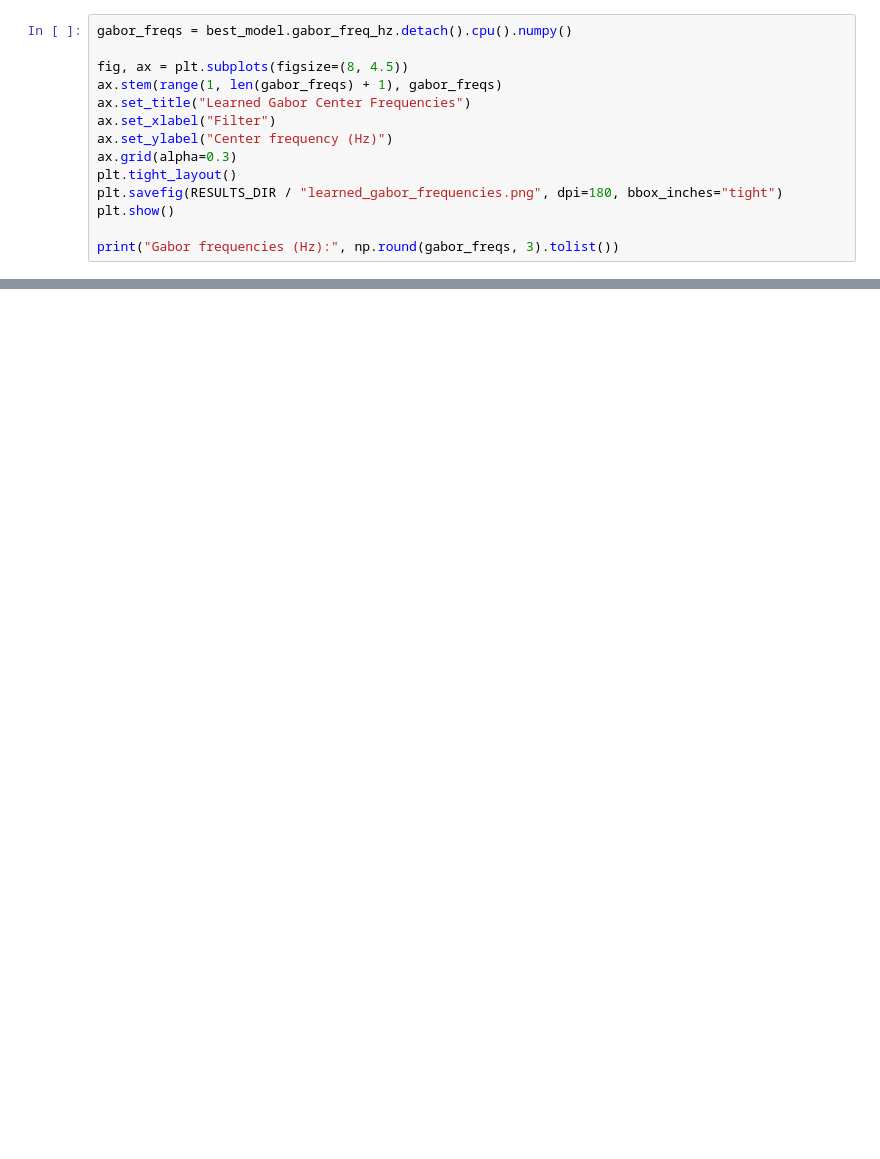
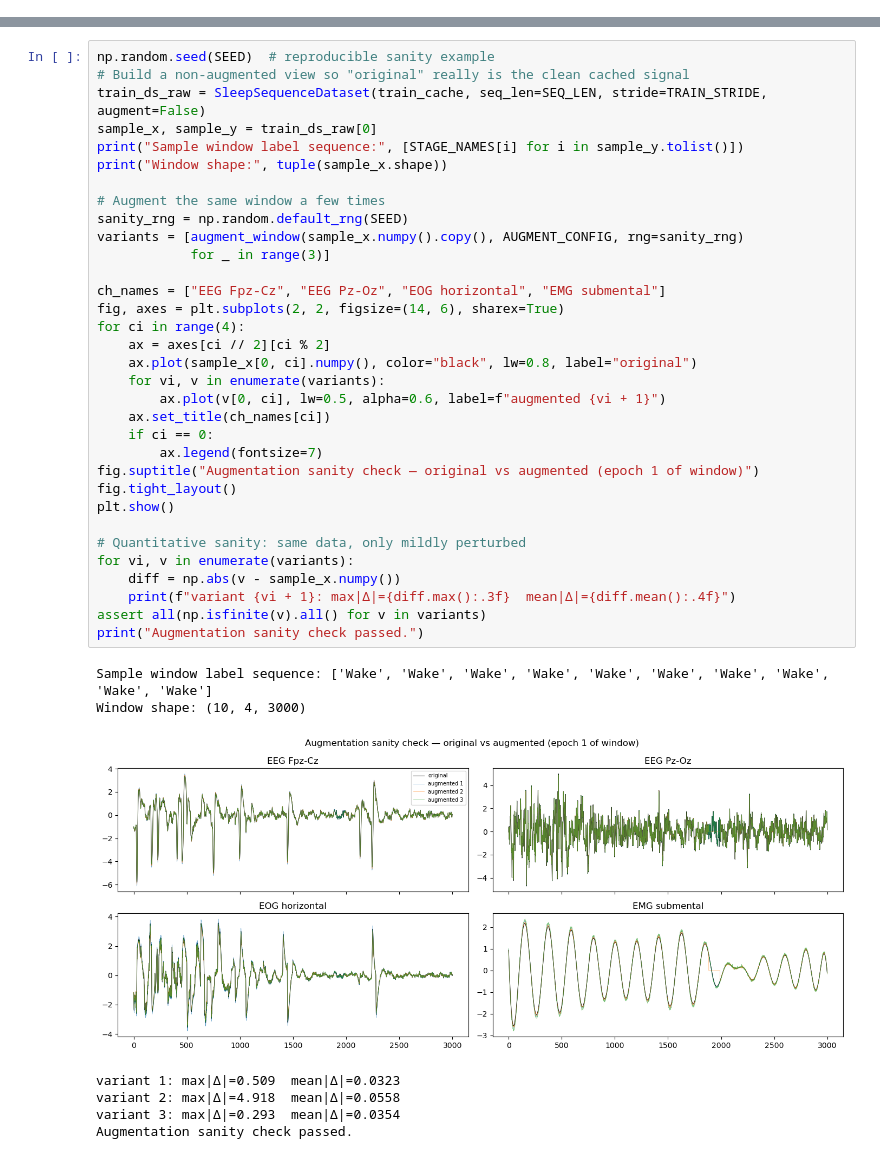
Before and after one commit to shamiquekhan/neuromorphic-sleep-staging-pipeline, a Jupyter notebook: notebooks/04_student_99k_complete_training.ipynb, the cells around one changed output, grey strips where cells are left out. Drawn from its saved outputs; the diff is of its cells as text; blank space fills up the shorter version.

```diff
--- a/notebooks/04_student_99k_complete_training.ipynb
+++ b/notebooks/04_student_99k_complete_training.ipynb
@@ -751,14 +0,0 @@ plt.show()
-# %%
-gabor_freqs = best_model.gabor_freq_hz.detach().cpu().numpy()
-
-fig, ax = plt.subplots(figsize=(8, 4.5))
-ax.stem(range(1, len(gabor_freqs) + 1), gabor_freqs)
-ax.set_title("Learned Gabor Center Frequencies")
-ax.set_xlabel("Filter")
-ax.set_ylabel("Center frequency (Hz)")
-ax.grid(alpha=0.3)
-plt.tight_layout()
-plt.savefig(RESULTS_DIR / "learned_gabor_frequencies.png", dpi=180, bbox_inches="tight")
-plt.show()
-
-print("Gabor frequencies (Hz):", np.round(gabor_freqs, 3).tolist())
@@ -836,0 +376,41 @@ print(json.dumps(summary, indent=2))
+# %%
+np.random.seed(SEED)  # reproducible sanity example
+# Build a non-augmented view so "original" really is the clean cached signal
+train_ds_raw = SleepSequenceDataset(train_cache, seq_len=SEQ_LEN, stride=TRAIN_STRIDE, augment=False)
+sample_x, sample_y = train_ds_raw[0]
+print("Sample window label sequence:", [STAGE_NAMES[i] for i in sample_y.tolist()])
+print("Window shape:", tuple(sample_x.shape))
+
+# Augment the same window a few times
+sanity_rng = np.random.default_rng(SEED)
+variants = [augment_window(sample_x.numpy().copy(), AUGMENT_CONFIG, rng=sanity_rng)
+            for _ in range(3)]
+
+ch_names = ["EEG Fpz-Cz", "EEG Pz-Oz", "EOG horizontal", "EMG submental"]
+fig, axes = plt.subplots(2, 2, figsize=(14, 6), sharex=True)
+for ci in range(4):
+    ax = axes[ci // 2][ci % 2]
+    ax.plot(sample_x[0, ci].numpy(), color="black", lw=0.8, label="original")
+    for vi, v in enumerate(variants):
+        ax.plot(v[0, ci], lw=0.5, alpha=0.6, label=f"augmented {vi + 1}")
+    ax.set_title(ch_names[ci])
+    if ci == 0:
+        ax.legend(fontsize=7)
+fig.suptitle("Augmentation sanity check — original vs augmented (epoch 1 of window)")
+fig.tight_layout()
+plt.show()
+
+# Quantitative sanity: same data, only mildly perturbed
+for vi, v in enumerate(variants):
+    diff = np.abs(v - sample_x.numpy())
+    print(f"variant {vi + 1}: max|Δ|={diff.max():.3f}  mean|Δ|={diff.mean():.4f}")
+assert all(np.isfinite(v).all() for v in variants)
+print("Augmentation sanity check passed.")
+# %% [output]
+Sample window label sequence: ['Wake', 'Wake', 'Wake', 'Wake', 'Wake', 'Wake', 'Wake', 'Wake', 'Wake', 'Wake']
+Window shape: (10, 4, 3000)
+[figure, added]
+variant 1: max|Δ|=0.509  mean|Δ|=0.0323
+variant 2: max|Δ|=4.918  mean|Δ|=0.0558
+variant 3: max|Δ|=0.293  mean|Δ|=0.0354
+Augmentation sanity check passed.
```
Also changed, not shown: parts of 45 cells of this notebook, 38 other files.
